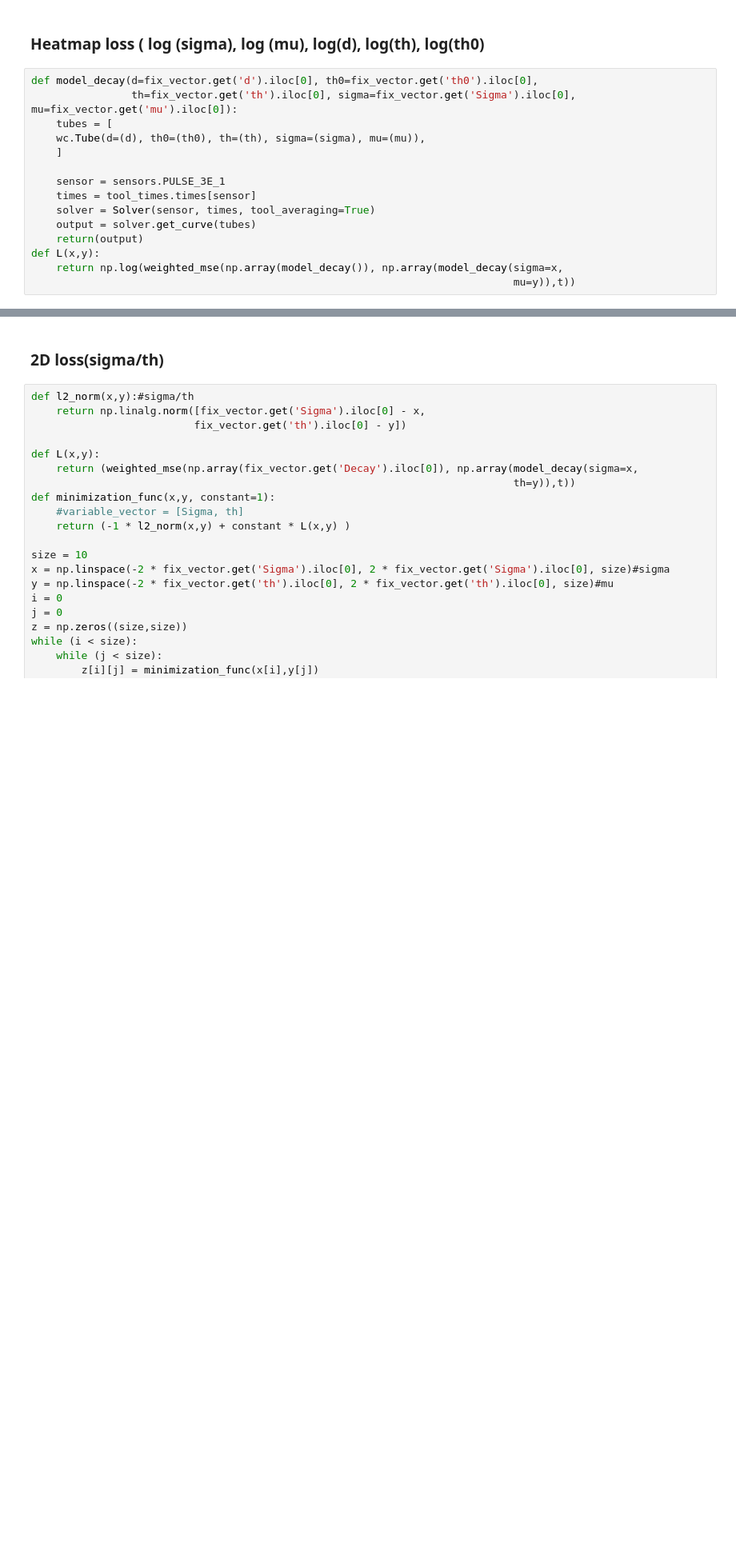
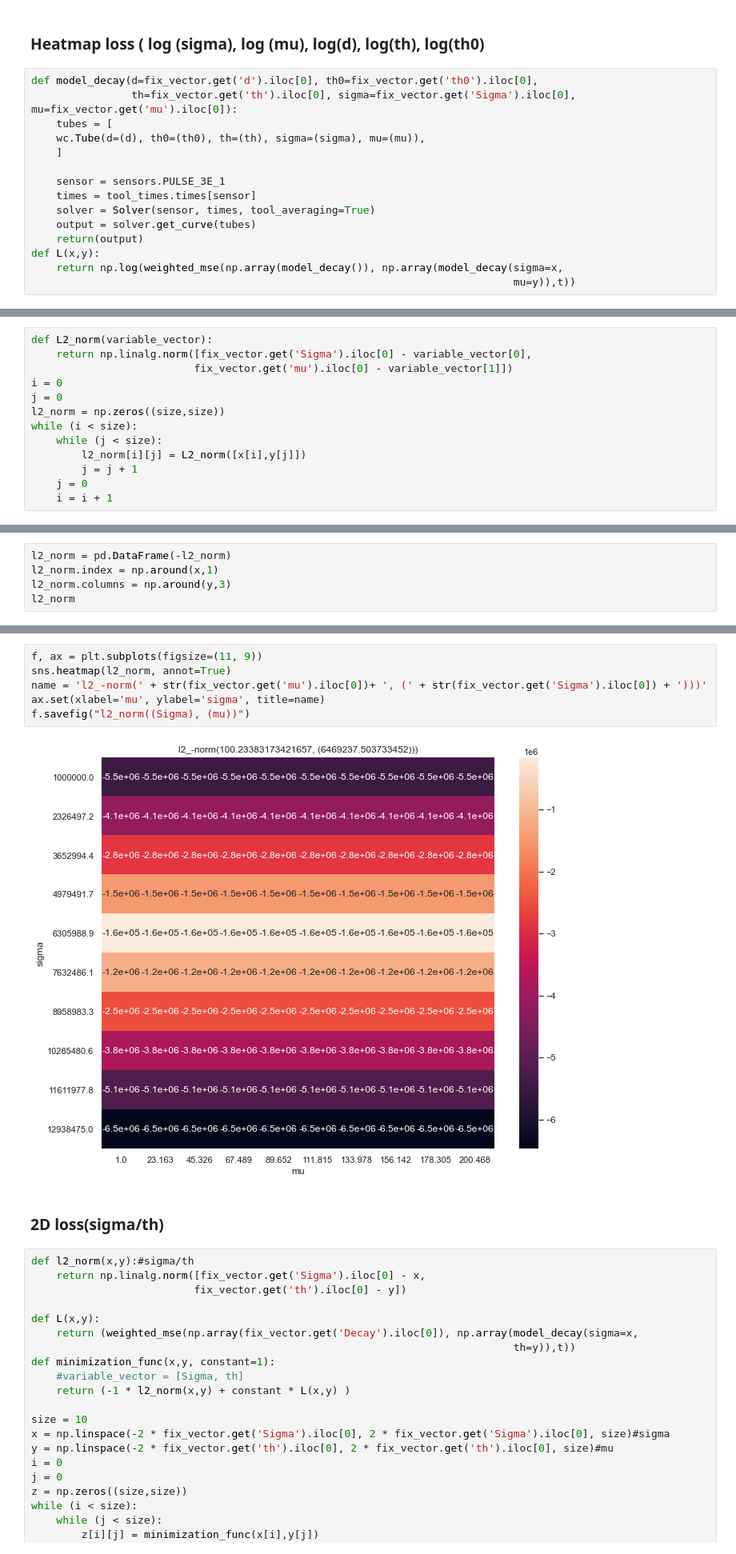
Before and after one commit to AAYamoldin/Diploma, a Jupyter notebook: pulse/maximization_parameters_distance_with_loss_bounds.ipynb, the cells around one changed output, grey strips where cells are left out. Shown: that part at 80% size. Drawn from its saved outputs; the diff is of its cells as text; blank space fills up the shorter version.

```diff
--- a/pulse/maximization_parameters_distance_with_loss_bounds.ipynb
+++ b/pulse/maximization_parameters_distance_with_loss_bounds.ipynb
@@ -466,0 +479,13 @@ f.savefig("loss((Sigma), (mu))")
+# %%
+def L2_norm(variable_vector):
+    return np.linalg.norm([fix_vector.get('Sigma').iloc[0] - variable_vector[0],
+                          fix_vector.get('mu').iloc[0] - variable_vector[1]])
+i = 0
+j = 0
+l2_norm = np.zeros((size,size))
+while (i < size):
+    while (j < size):
+        l2_norm[i][j] = L2_norm([x[i],y[j]])
+        j = j + 1
+    j = 0
+    i = i + 1
@@ -466,0 +497,5 @@ f.savefig("loss((Sigma), (mu))")
+# %%
+l2_norm = pd.DataFrame(-l2_norm)
+l2_norm.index = np.around(x,1)
+l2_norm.columns = np.around(y,3)
+l2_norm
@@ -467,3 +514,11 @@ f.savefig("loss((Sigma), (mu))")
+# %%
+f, ax = plt.subplots(figsize=(11, 9))
+sns.heatmap(l2_norm, annot=True)
+name = 'l2_-norm(' + str(fix_vector.get('mu').iloc[0])+ ', (' + str(fix_vector.get('Sigma').iloc[0]) + ')))'
+ax.set(xlabel='mu', ylabel='sigma', title=name)
+f.savefig("l2_norm((Sigma), (mu))")
+# %% [output]
+[figure, added]
 # %% [markdown]
 ### 2D loss(sigma/th)
 # %%
```
Also changed, not shown: parts of 7 cells of this notebook, 1 other file.
